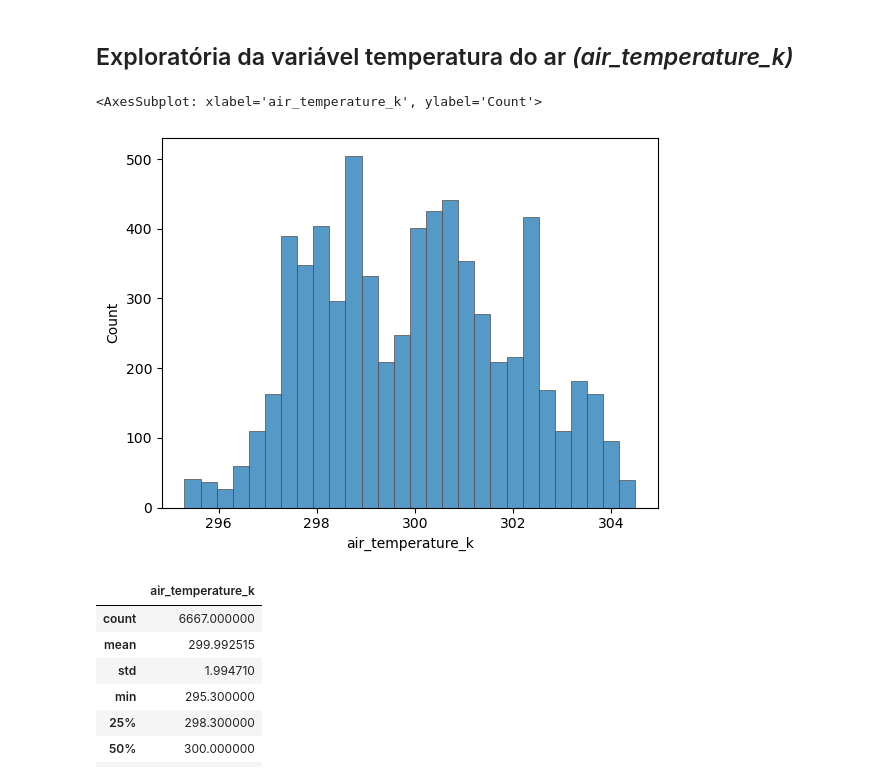
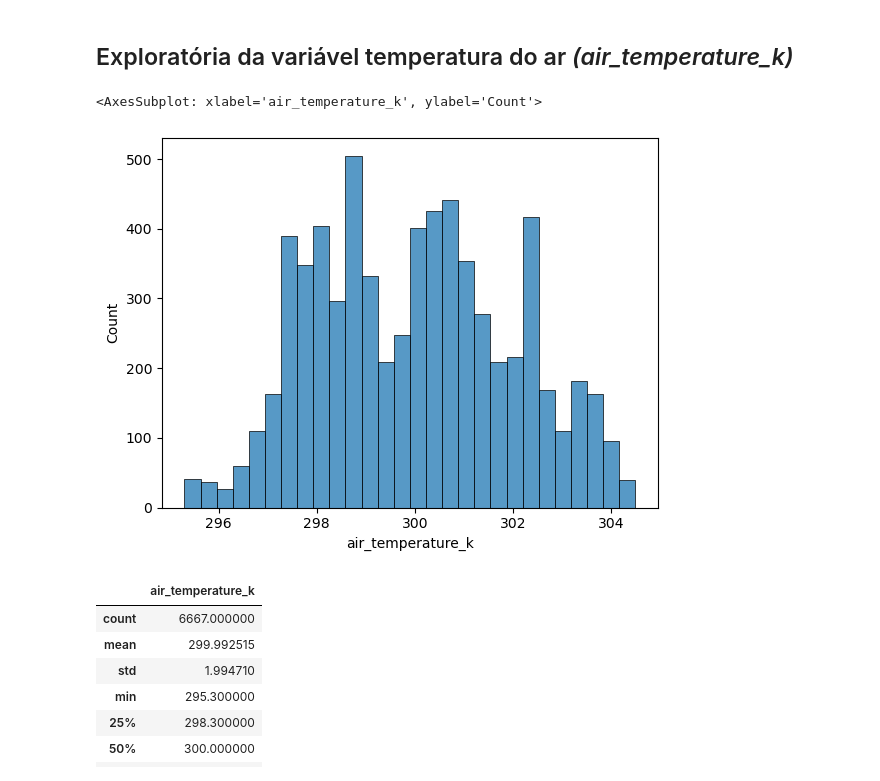
Before and after one commit to rauenh/desafio-cd-manutencao-preventiva, a Jupyter notebook: Notebooks/Relatorio.ipynb, the cells around one changed output. Saved outputs shown, nothing was run; the diff lists cells and outputs as text; code cells hidden in the pictures.

```diff
--- a/Notebooks/Relatorio.ipynb
+++ b/Notebooks/Relatorio.ipynb
@@ -67,14 +73,12 @@ Produto tipo H: Heat Dissipation Failure, Power Failure e Random
 # %%
 sn.histplot(
     df,
     x="air_temperature_k",
-    palette="light:m_r",
-    edgecolor=".3",
     linewidth=.5
 )
 # %% [output]
 <AxesSubplot: xlabel='air_temperature_k', ylabel='Count'>
-[figure, old version]
+[figure, new version]
 # %%
 df[["air_temperature_k"]].describe()
 # %% [output]
```
Also changed, not shown: parts of 22 cells of this notebook, 1 other file.
